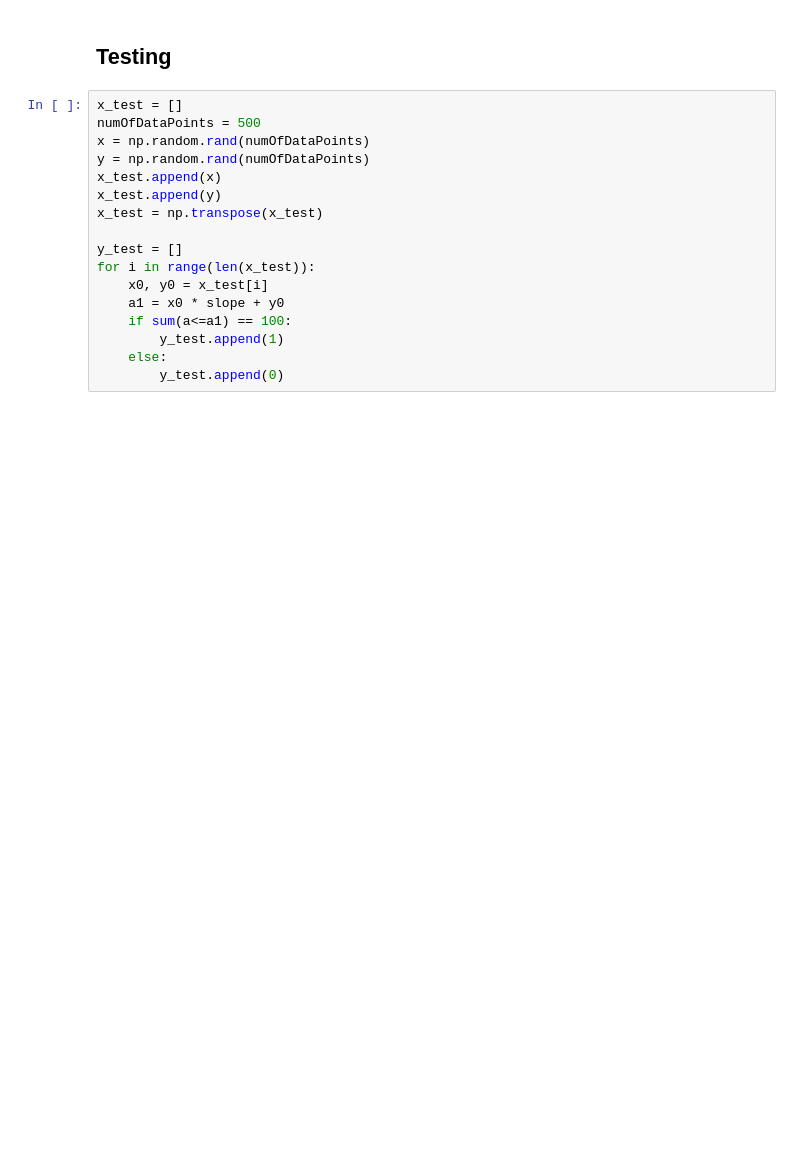
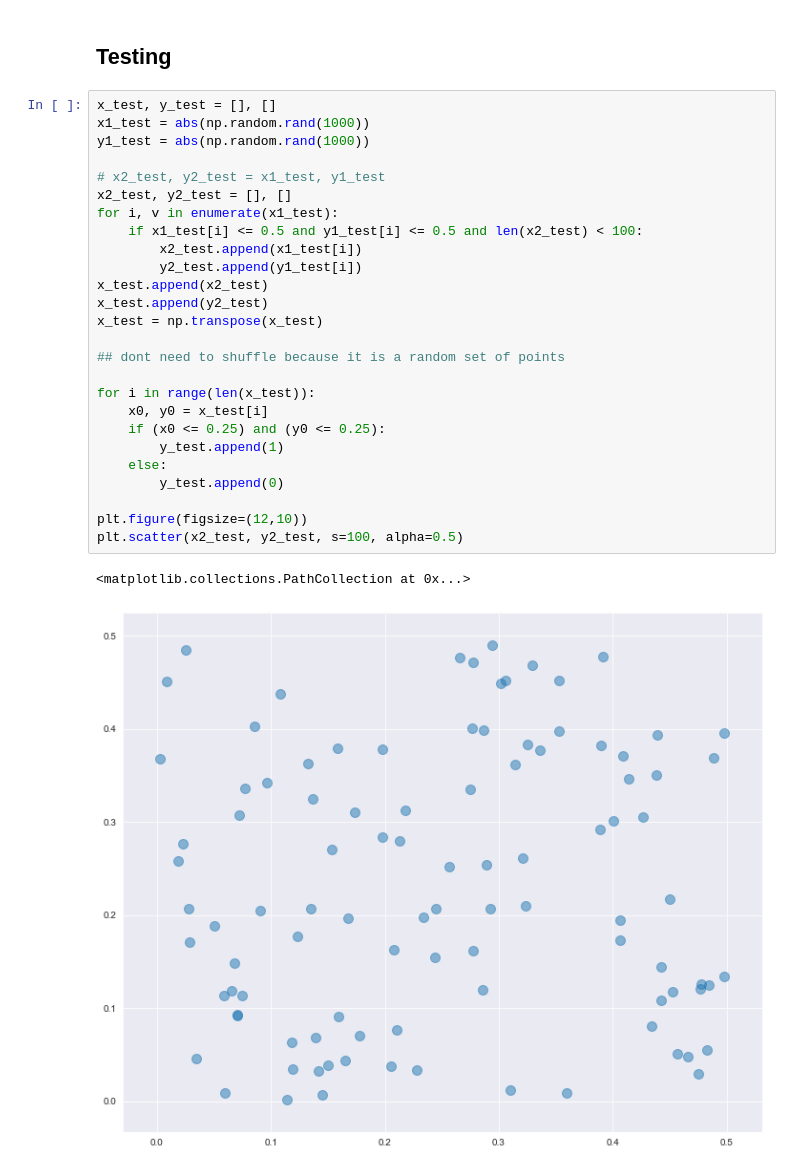
Before and after one commit to m0tela01/DeepLearning, a Jupyter notebook: HW1/assignment1.ipynb, the cells around one changed output. Drawn from its saved outputs; the diff is of its cells as text; blank space fills up the shorter version.

```diff
--- a/HW1/assignment1.ipynb
+++ b/HW1/assignment1.ipynb
@@ -328,22 +366,34 @@ plt.show()
 # %% [markdown]
 ## Testing
-# %%
-x_test = []
-numOfDataPoints = 500
-x = np.random.rand(numOfDataPoints)
-y = np.random.rand(numOfDataPoints)
-x_test.append(x)
-x_test.append(y)
-x_test = np.transpose(x_test)
-
-y_test = []
-for i in range(len(x_test)):
-    x0, y0 = x_test[i]
-    a1 = x0 * slope + y0
-    if sum(a<=a1) == 100:
-        y_test.append(1)
-    else:
-        y_test.append(0)
+# %%
+x_test, y_test = [], []
+x1_test = abs(np.random.rand(1000))
+y1_test = abs(np.random.rand(1000))
+
+# x2_test, y2_test = x1_test, y1_test
+x2_test, y2_test = [], []
+for i, v in enumerate(x1_test):
+    if x1_test[i] <= 0.5 and y1_test[i] <= 0.5 and len(x2_test) < 100:
+        x2_test.append(x1_test[i])
+        y2_test.append(y1_test[i])
+x_test.append(x2_test)
+x_test.append(y2_test)
+x_test = np.transpose(x_test)
+
+## dont need to shuffle because it is a random set of points
+
+for i in range(len(x_test)):
+    x0, y0 = x_test[i]
+    if (x0 <= 0.25) and (y0 <= 0.25):
+        y_test.append(1)
+    else:
+        y_test.append(0)
+
+plt.figure(figsize=(12,10))
+plt.scatter(x2_test, y2_test, s=100, alpha=0.5)
+# %% [output]
+<matplotlib.collections.PathCollection at 0x...>
+[figure, added]
 # %%
 results = model.evaluate(x_test, y_test)
 results, model.metrics_names
```
Also changed, not shown: parts of 55 cells of this notebook.
